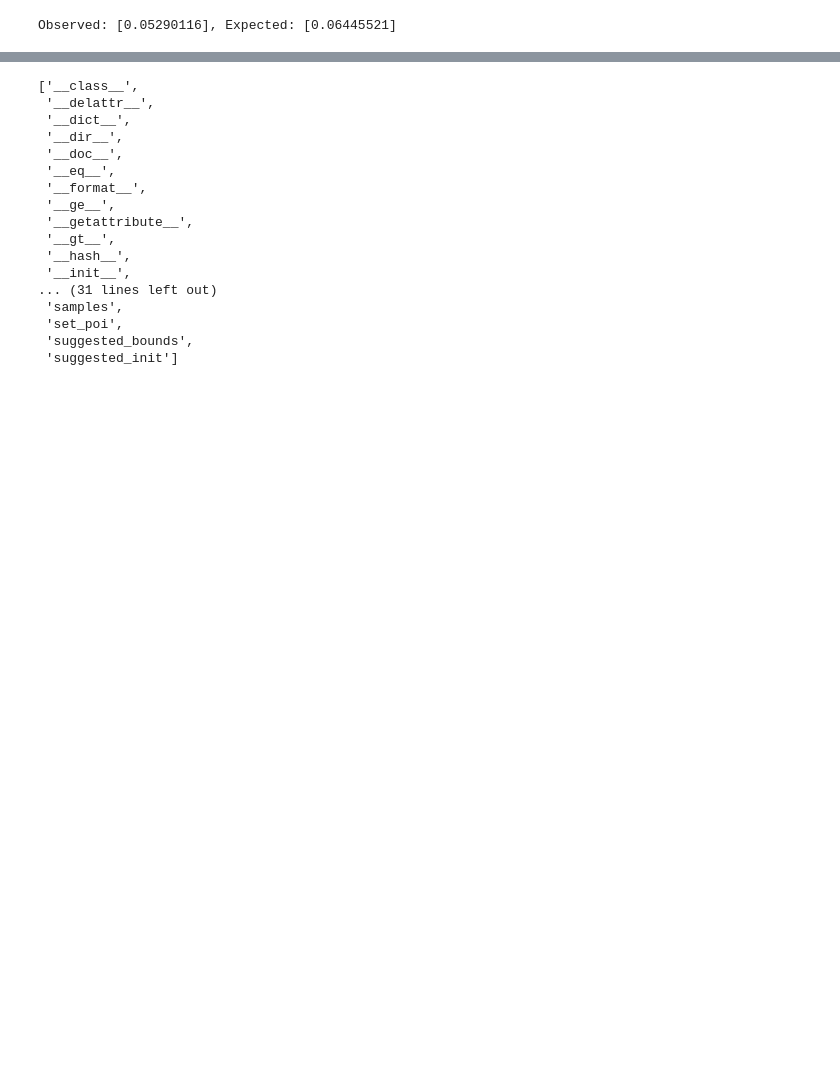
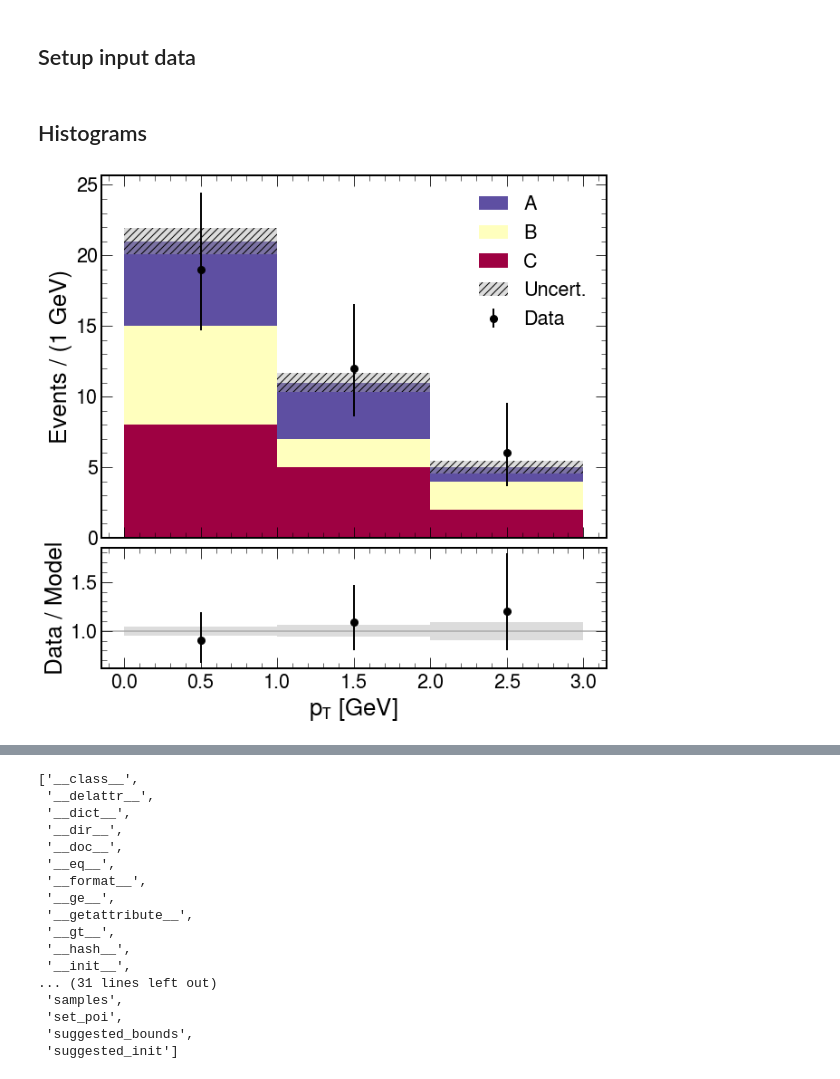
Before and after one commit to rreece/statistics-notebooks, a Jupyter notebook: notebooks/pyhf-hello-world.ipynb, the cells around one changed output, grey strips where cells are left out. Cells and saved outputs as stored; diff of their text form; code cells hidden in the pictures; blank space fills up the shorter version.

```diff
--- a/notebooks/pyhf-hello-world.ipynb
+++ b/notebooks/pyhf-hello-world.ipynb
@@ -57,5 +5,0 @@ pdf.config.auxdata
-# %%
-CLs_obs, CLs_exp = pyhf.infer.hypotest(1.0, [51, 48] + pdf.config.auxdata, pdf, return_expected=True)
-print('Observed: {}, Expected: {}'.format(CLs_obs, CLs_exp))
-# %% [output]
-Observed: [0.05290116], Expected: [0.06445521]
@@ -61,0 +12,2 @@ Observed: [0.05290116], Expected: [0.06445521]
+# %% [markdown]
+## Setup input data
@@ -61,0 +60,6 @@ Observed: [0.05290116], Expected: [0.06445521]
+# %% [markdown]
+## Histograms
+# %%
+hep.plot.hist1d(bins, y, yerr=yerr, labels=labels, data=data, data_label=data_label, ratio=True, xlabel='$p_\mathrm{T}$', ylabel='Events', unit='GeV')
+# %% [output]
+[figure, added]
```
Also changed, not shown: parts of 45 cells of this notebook, 2 other files.
